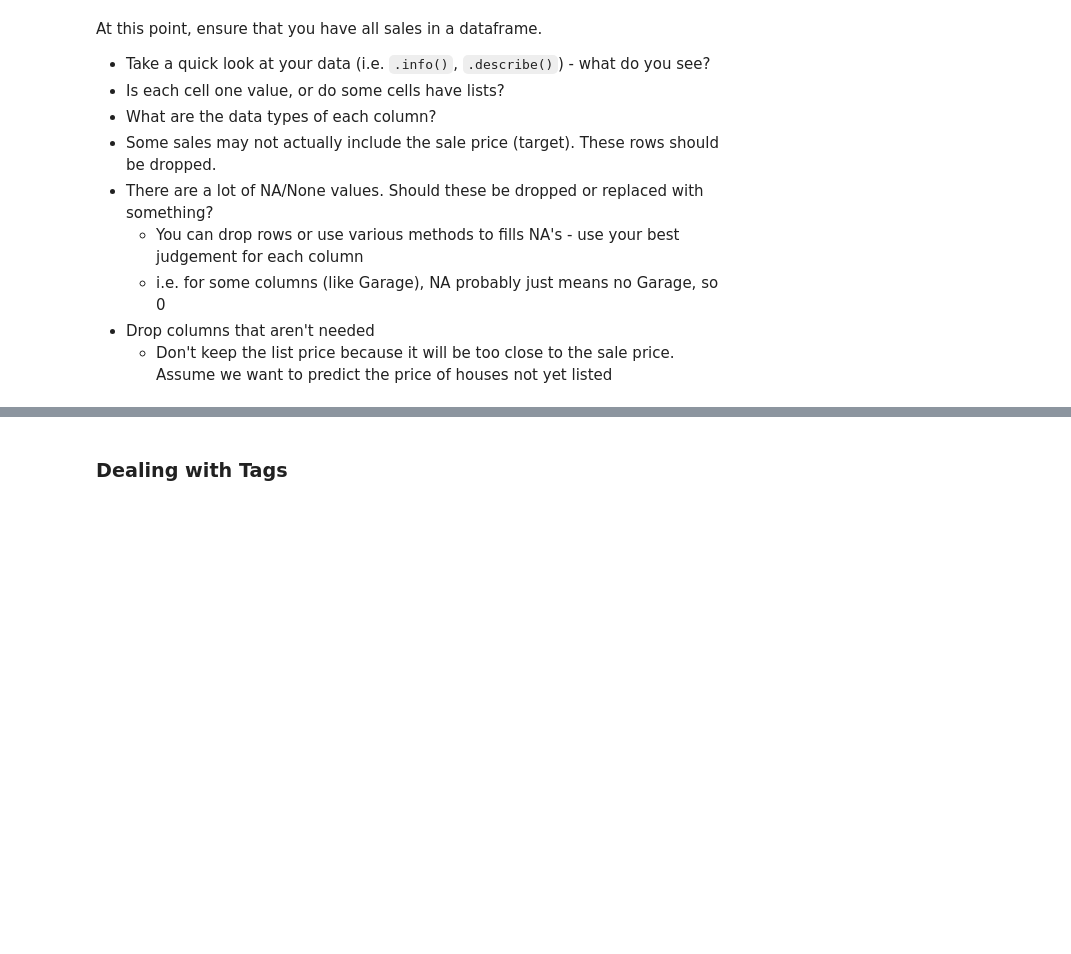
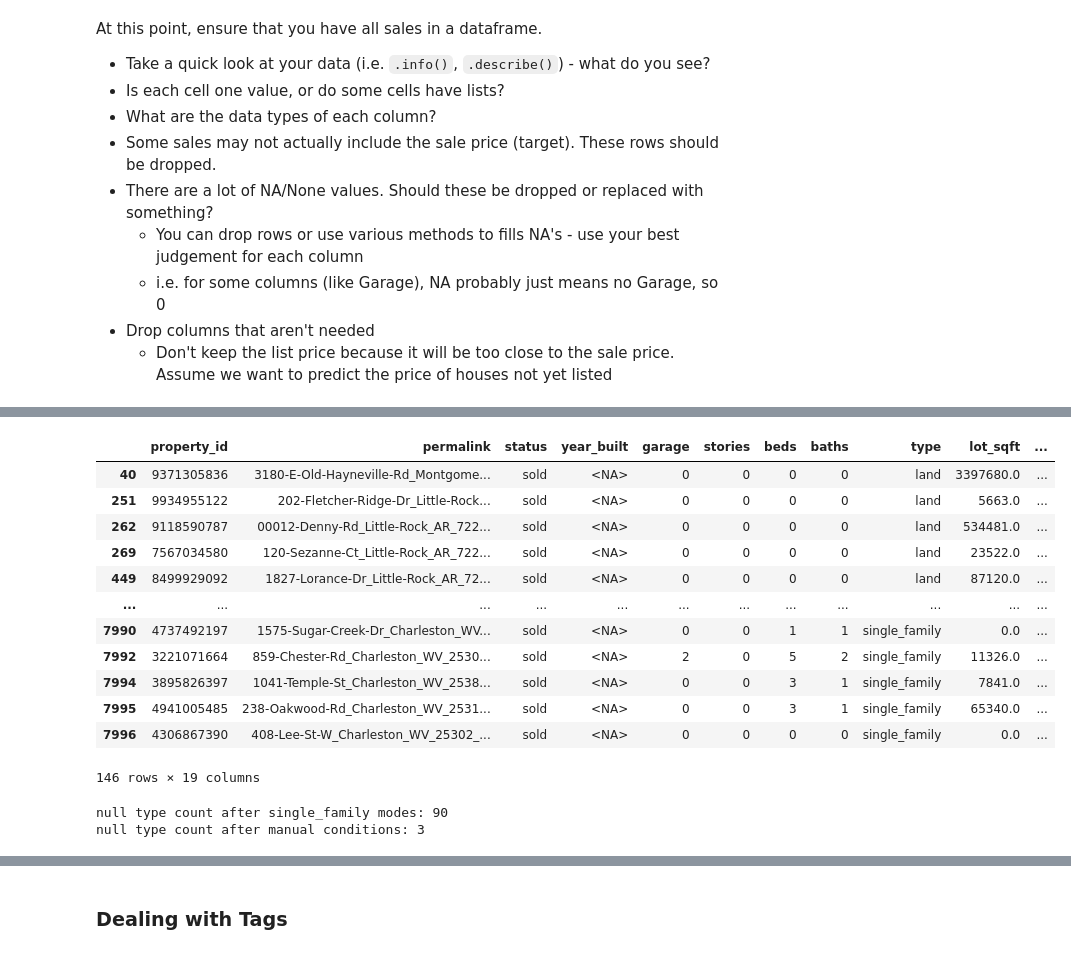
Before and after one commit to lemonsterpie/LHL-midterm, a Jupyter notebook: notebooks/1 - EDA.ipynb, the cells around one changed output, grey strips where cells are left out. Saved outputs shown, nothing was run; the diff lists cells and outputs as text; code cells hidden in the pictures; blank space fills up the shorter version.

```diff
--- a/notebooks/1 - EDA.ipynb
+++ b/notebooks/1 - EDA.ipynb
@@ -164,0 +219,12 @@ At this point, ensure that you have all sales in a dataframe.
+# %%
+# Modifying datatypes
+
+# float to int
+listings_df['year_built'] = listings_df['year_built'].astype('Int64')
+listings_df['garage'] = listings_df['garage'].astype('Int64')
+listings_df['stories'] = listings_df['stories'].astype('Int64')
+listings_df['beds'] = listings_df['beds'].astype('Int64')
+listings_df['baths'] = listings_df['baths'].astype('Int64')
+
+# Remove time from last_update_date and convert to datetime64
+listings_df['last_update_date'] = pd.to_datetime(listings_df['last_update_date'].astype('str').str[:10], errors='coerce')
@@ -164,0 +367,63 @@ At this point, ensure that you have all sales in a dataframe.
+# %%
+listings_df[listings_df['year_built'].isnull() == True]
+# %% [output]
+|  | property_id | permalink | status | year_built | garage | stories | beds | baths | type | lot_sqft | ... |
+| 40 | 9371305836 | 3180-E-Old-Hayneville-Rd_Montgome... | sold | <NA> | 0 | 0 | 0 | 0 | land | 3397680.0 | ... |
+| 251 | 9934955122 | 202-Fletcher-Ridge-Dr_Little-Rock... | sold | <NA> | 0 | 0 | 0 | 0 | land | 5663.0 | ... |
+| 262 | 9118590787 | 00012-Denny-Rd_Little-Rock_AR_722... | sold | <NA> | 0 | 0 | 0 | 0 | land | 534481.0 | ... |
+| 269 | 7567034580 | 120-Sezanne-Ct_Little-Rock_AR_722... | sold | <NA> | 0 | 0 | 0 | 0 | land | 23522.0 | ... |
+| 449 | 8499929092 | 1827-Lorance-Dr_Little-Rock_AR_72... | sold | <NA> | 0 | 0 | 0 | 0 | land | 87120.0 | ... |
+| ... | ... | ... | ... | ... | ... | ... | ... | ... | ... | ... | ... |
+| 7990 | 4737492197 | 1575-Sugar-Creek-Dr_Charleston_WV... | sold | <NA> | 0 | 0 | 1 | 1 | single_family | 0.0 | ... |
+| 7992 | 3221071664 | 859-Chester-Rd_Charleston_WV_2530... | sold | <NA> | 2 | 0 | 5 | 2 | single_family | 11326.0 | ... |
+| 7994 | 3895826397 | 1041-Temple-St_Charleston_WV_2538... | sold | <NA> | 0 | 0 | 3 | 1 | single_family | 7841.0 | ... |
+| 7995 | 4941005485 | 238-Oakwood-Rd_Charleston_WV_2531... | sold | <NA> | 0 | 0 | 3 | 1 | single_family | 65340.0 | ... |
+| 7996 | 4306867390 | 408-Lee-St-W_Charleston_WV_25302_... | sold | <NA> | 0 | 0 | 0 | 0 | single_family | 0.0 | ... |
+146 rows × 19 columns
+# %%
+# Replace null values for 'year_built'
+
+# Define conditions
+condition_sf = (listings_df['type'] == 'single_family') & (listings_df['year_built'].isna())
+condition_land = (listings_df['type'] == 'land') & (listings_df['year_built'].isna())
+condition_condo = (listings_df['type'] == 'condo') & (listings_df['year_built'].isna())
+condition_mobile = (listings_df['type'] == 'mobile') & (listings_df['year_built'].isna())
+# Manual search conditions
+condition_ms1 = (listings_df['property_id'] == '5328654220') & (listings_df['year_built'].isna())
+condition_ms2 = (listings_df['property_id'] == '9414271198') & (listings_df['year_built'].isna())
+condition_ms3 = (listings_df['property_id'] == '9988039199') & (listings_df['year_built'].isna())
+condition_ms4 = (listings_df['property_id'] == '3377433199') & (listings_df['year_built'].isna())
+
+
+# Group by type and city, then get mode of rows of single family type
+sf_modes = (listings_df[listings_df['type'] == 'single_family'].groupby(['type', 'city'])['year_built'].agg(lambda x: x.mode().iloc[0] if not x.mode().empty else pd.NA))
+
+# Define a function to get the mode from the groupby
+def get_mode(row):
+    try:
+        return sf_modes.loc[(row['type'], row['city'])]
+    except KeyError:
+        return row['year_built']  # fallback if no mode available
+
+# Apply the function to the single_family condition
+listings_df.loc[condition_sf, 'year_built'] = listings_df[condition_sf].apply(get_mode, axis=1)
+print('null type count after single_family modes:', listings_df[listings_df['year_built'].isnull() ==True].shape[0])
+
+# Manually validating and imputation everything else
+listings_df.loc[condition_land, 'year_built'] = 1956
+listings_df.loc[condition_condo, 'year_built'] = 1985
+listings_df = listings_df[listings_df['type'] != 'other']
+listings_df.loc[condition_mobile, 'year_built'] = 1988
+
+# Values obtained through manual search
+listings_df.loc[condition_ms1, 'year_built'] = 1876
+listings_df.loc[condition_ms2, 'year_built'] = 2023
+listings_df.loc[condition_ms3, 'year_built'] = 1983
+listings_df.loc[condition_ms4, 'year_built'] = 1981
+print('null type count after manual conditions:', listings_df[listings_df['year_built'].isnull() ==True].shape[0])
+
+# Dropping remaining rows
+listings_df = listings_df[listings_df['year_built'].isnull() == False]
+# %% [output]
+null type count after single_family modes: 90
+null type count after manual conditions: 3
```
Also changed, not shown: parts of 25 cells of this notebook, 4 other files.
